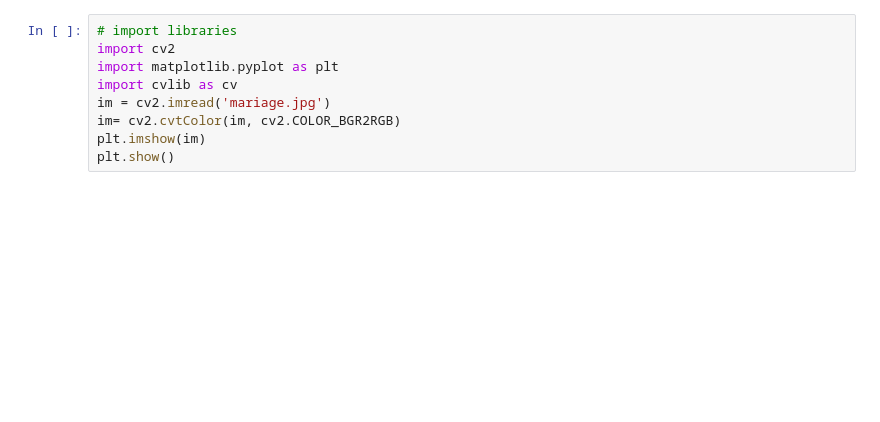
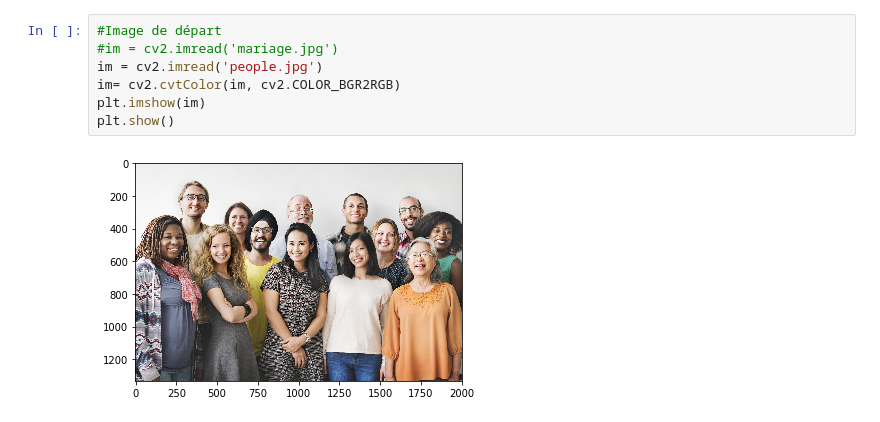
Before and after one commit to gombergere/arthomas, a Jupyter notebook: FaceRecognition.ipynb, the cells around one changed output. Saved outputs shown, nothing was run; the diff lists cells and outputs as text; blank space fills up the shorter version.

```diff
--- a/FaceRecognition.ipynb
+++ b/FaceRecognition.ipynb
@@ -7,10 +16,10 @@ uploaded=files.upload()
 # %%
-# import libraries
-import cv2
-import matplotlib.pyplot as plt
-import cvlib as cv
-im = cv2.imread('mariage.jpg')
+#Image de départ
+#im = cv2.imread('mariage.jpg')
+im = cv2.imread('people.jpg')
 im= cv2.cvtColor(im, cv2.COLOR_BGR2RGB)
 plt.imshow(im)
 plt.show()
+# %% [output]
+[figure, added]
 # %%
```
Also changed, not shown: parts of 4 cells of this notebook.
